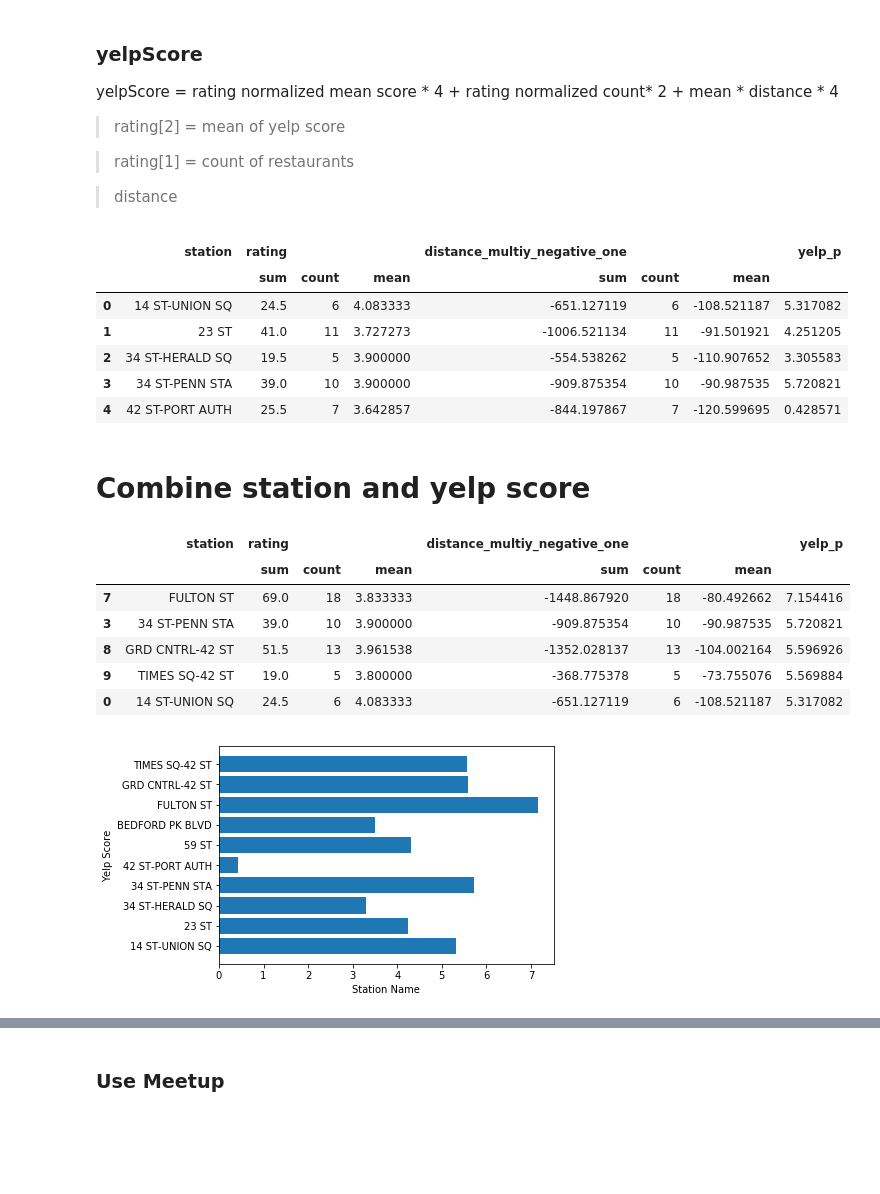
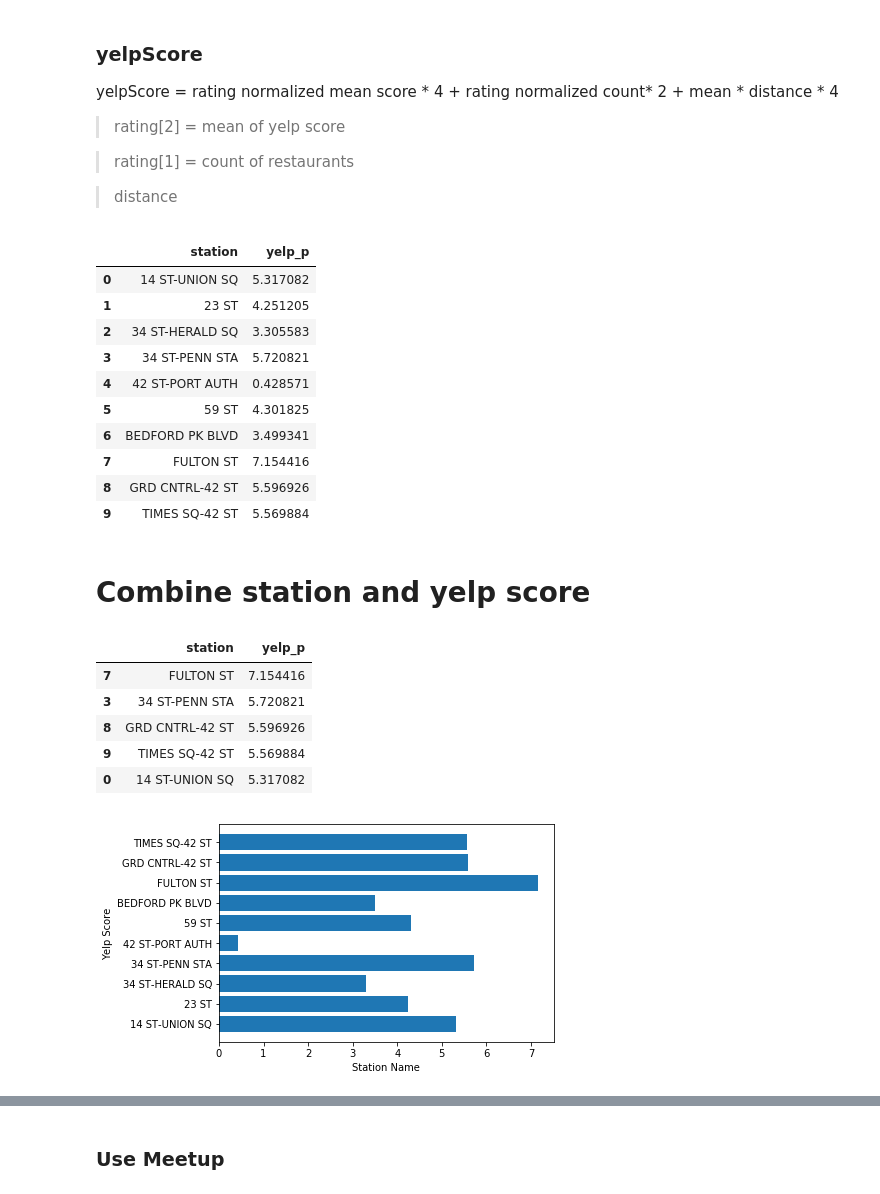
Before and after one commit to cyrus-rustomji/metis_projects, a Jupyter notebook: FirstProejct.ipynb, the cells around one changed output, grey strips where cells are left out. Drawn from its saved outputs; the diff is of its cells as text; code cells hidden in the pictures; blank space fills up the shorter version.

```diff
--- a/FirstProejct.ipynb
+++ b/FirstProejct.ipynb
@@ -804,31 +750,36 @@ yelp_scoure = rating_df[2]* 4+rating_df[1]* 2+ distance_df[2]* 4
 # %%
 yelp_df['yelp_p'] = yelp_scoure
 yelp_df.head()
+yelp_flattan_df = pd.DataFrame({'station':yelp_df.station.values, 'yelp_p':yelp_df.yelp_p.values})
+yelp_flattan_df
 # %% [output]
-|  | station | rating |  |  | distance_multiy_negative_one |  |  | yelp_p |
-|  |  | sum | count | mean | sum | count | mean |  |
-| 0 | 14 ST-UNION SQ | 24.5 | 6 | 4.083333 | -651.127119 | 6 | -108.521187 | 5.317082 |
-| 1 | 23 ST | 41.0 | 11 | 3.727273 | -1006.521134 | 11 | -91.501921 | 4.251205 |
-| 2 | 34 ST-HERALD SQ | 19.5 | 5 | 3.900000 | -554.538262 | 5 | -110.907652 | 3.305583 |
-| 3 | 34 ST-PENN STA | 39.0 | 10 | 3.900000 | -909.875354 | 10 | -90.987535 | 5.720821 |
-| 4 | 42 ST-PORT AUTH | 25.5 | 7 | 3.642857 | -844.197867 | 7 | -120.599695 | 0.428571 |
+|  | station | yelp_p |
+| 0 | 14 ST-UNION SQ | 5.317082 |
+| 1 | 23 ST | 4.251205 |
+| 2 | 34 ST-HERALD SQ | 3.305583 |
+| 3 | 34 ST-PENN STA | 5.720821 |
+| 4 | 42 ST-PORT AUTH | 0.428571 |
+| 5 | 59 ST | 4.301825 |
+| 6 | BEDFORD PK BLVD | 3.499341 |
+| 7 | FULTON ST | 7.154416 |
+| 8 | GRD CNTRL-42 ST | 5.596926 |
+| 9 | TIMES SQ-42 ST | 5.569884 |
 # %% [markdown]
 # Combine station and yelp score
 # %%
 plt.figure()
 plt.xlabel('Station Name')
 plt.ylabel('Yelp Score')
-yelp_df_sort = yelp_df.sort_values(by=['yelp_p'],ascending=False)
+yelp_df_sort = yelp_flattan_df.sort_values(by=['yelp_p'],ascending=False)
 plt.barh(yelp_df_sort['station'], yelp_df_sort['yelp_p'])
 
 yelp_df_sort.head()
 # %% [output]
-|  | station | rating |  |  | distance_multiy_negative_one |  |  | yelp_p |
-|  |  | sum | count | mean | sum | count | mean |  |
-| 7 | FULTON ST | 69.0 | 18 | 3.833333 | -1448.867920 | 18 | -80.492662 | 7.154416 |
-| 3 | 34 ST-PENN STA | 39.0 | 10 | 3.900000 | -909.875354 | 10 | -90.987535 | 5.720821 |
-| 8 | GRD CNTRL-42 ST | 51.5 | 13 | 3.961538 | -1352.028137 | 13 | -104.002164 | 5.596926 |
-| 9 | TIMES SQ-42 ST | 19.0 | 5 | 3.800000 | -368.775378 | 5 | -73.755076 | 5.569884 |
-| 0 | 14 ST-UNION SQ | 24.5 | 6 | 4.083333 | -651.127119 | 6 | -108.521187 | 5.317082 |
+|  | station | yelp_p |
+| 7 | FULTON ST | 7.154416 |
+| 3 | 34 ST-PENN STA | 5.720821 |
+| 8 | GRD CNTRL-42 ST | 5.596926 |
+| 9 | TIMES SQ-42 ST | 5.569884 |
+| 0 | 14 ST-UNION SQ | 5.317082 |
 [figure]
 # %%
```
Also changed, not shown: parts of 17 cells of this notebook.
